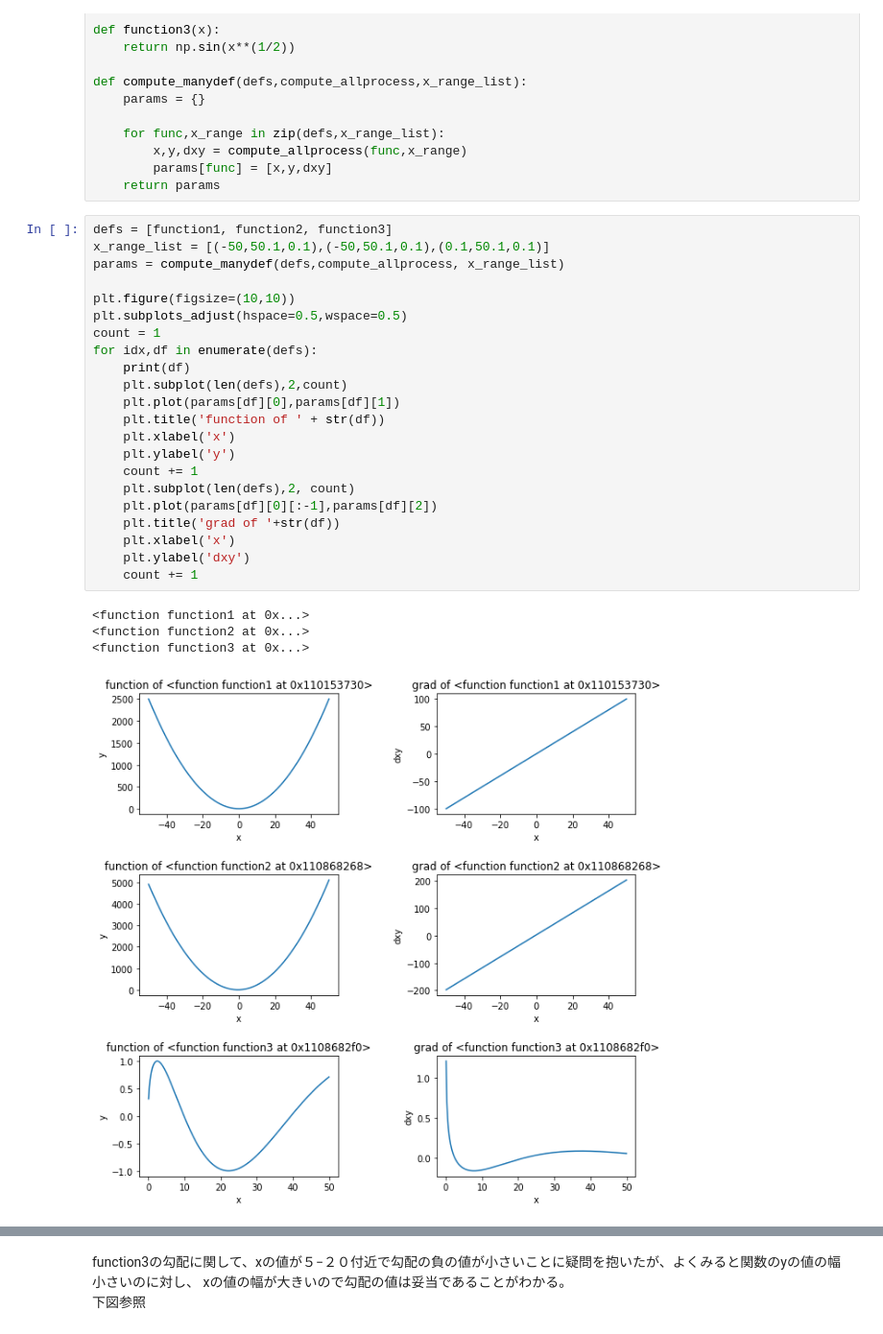
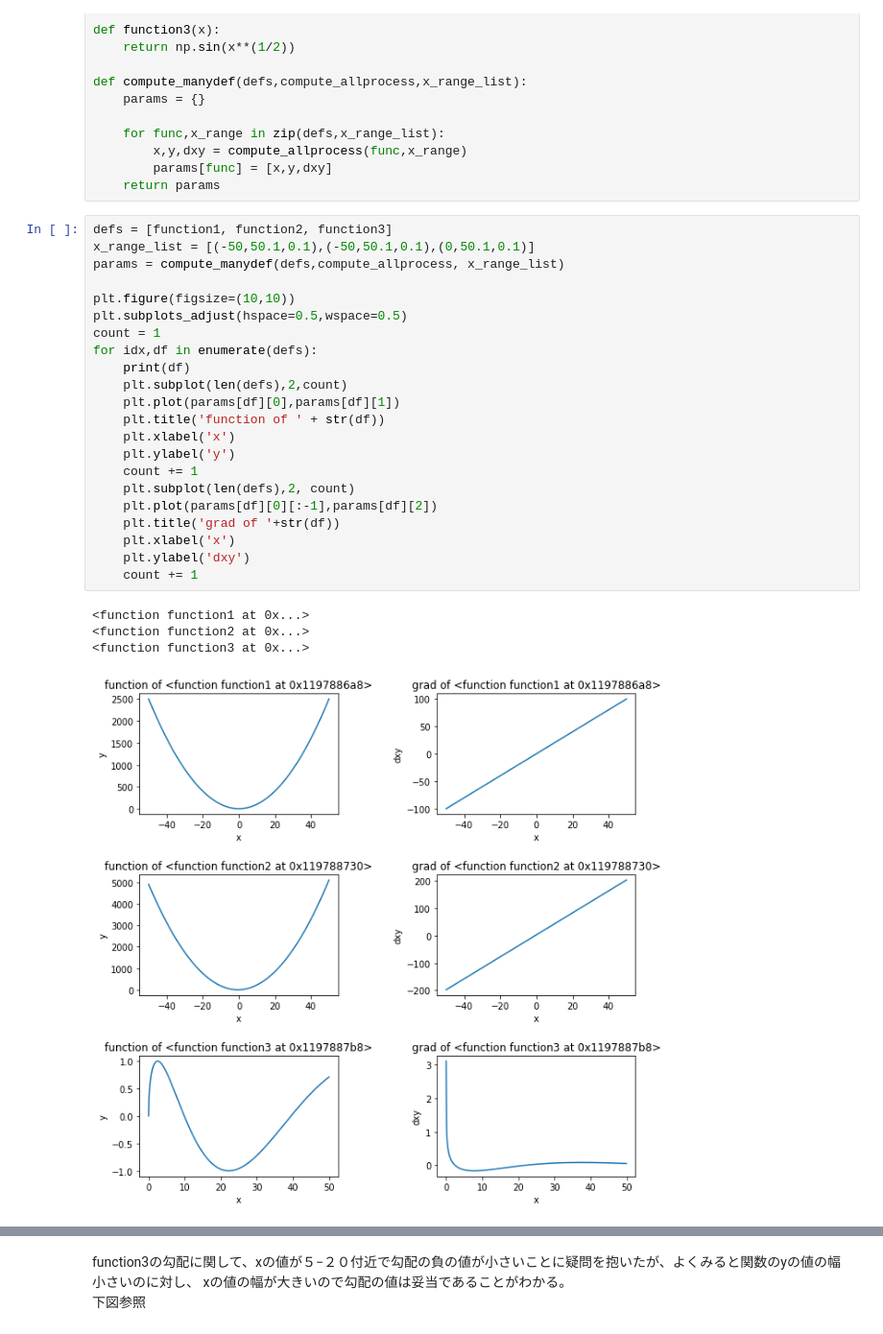
Before and after one commit to RyotaShiga/diveintocode-ml, a Jupyter notebook: week2/week2_lecturetask1.ipynb, the cells around one changed output, grey strips where cells are left out. Shown at 96% size. Saved outputs shown, nothing was run; the diff lists cells and outputs as text.

```diff
--- a/week2/week2_lecturetask1.ipynb
+++ b/week2/week2_lecturetask1.ipynb
@@ -127,31 +127,31 @@ def compute_manydef(defs,compute_allprocess,x_range_list):
     return params
 # %%
 defs = [function1, function2, function3]
-x_range_list = [(-50,50.1,0.1),(-50,50.1,0.1),(0.1,50.1,0.1)]
+x_range_list = [(-50,50.1,0.1),(-50,50.1,0.1),(0,50.1,0.1)]
 params = compute_manydef(defs,compute_allprocess, x_range_list)
 
 plt.figure(figsize=(10,10))
 plt.subplots_adjust(hspace=0.5,wspace=0.5)
 count = 1
 for idx,df in enumerate(defs):
     print(df)
     plt.subplot(len(defs),2,count)
     plt.plot(params[df][0],params[df][1])
     plt.title('function of ' + str(df))
     plt.xlabel('x')
     plt.ylabel('y')
     count += 1
     plt.subplot(len(defs),2, count)
     plt.plot(params[df][0][:-1],params[df][2])
     plt.title('grad of '+str(df))
     plt.xlabel('x')
     plt.ylabel('dxy')
     count += 1
 # %% [output]
 <function function1 at 0x...>
 <function function2 at 0x...>
 <function function3 at 0x...>
-[figure, old version]
+[figure, new version]
 # %%
 #function3の勾配の解析値
 
```
Also changed, not shown: parts of 2 cells of this notebook.
